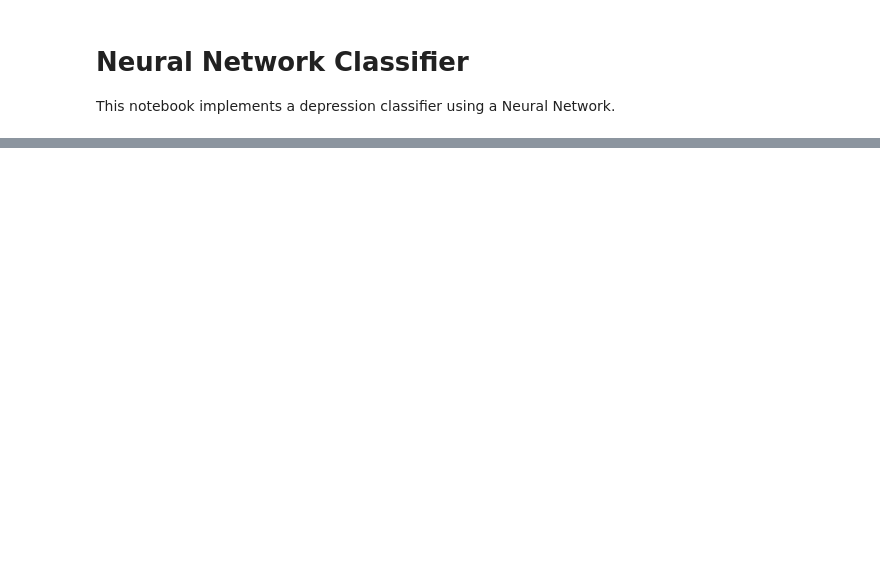
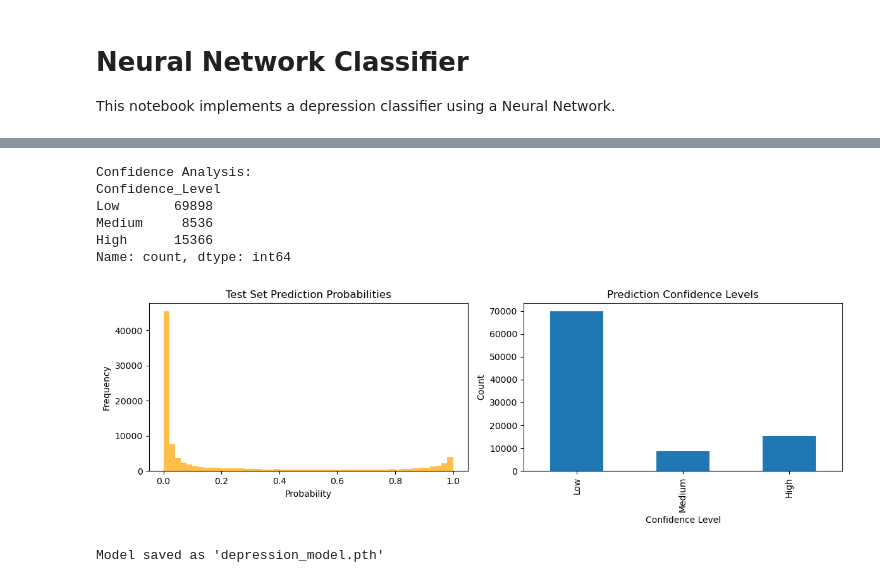
Before and after one commit to sanjana-nalla/COMP_560_Final_Project, a Jupyter notebook: nn.ipynb, the cells around one changed output, grey strips where cells are left out. Saved outputs shown, nothing was run; the diff lists cells and outputs as text; code cells hidden in the pictures; blank space fills up the shorter version.

```diff
--- a/nn.ipynb
+++ b/nn.ipynb
@@ -173,0 +394,56 @@ RuntimeError: all elements of input should be between 0 and 1
+# %%
+# Analyze prediction confidence
+confidence_analysis = pd.DataFrame({
+    'Probability': test_pred_proba,
+    'Prediction': test_pred_binary
+})
+
+# Create confidence bins
+confidence_analysis['Confidence_Level'] = pd.cut(test_pred_proba,
+                                               bins=[0, 0.3, 0.7, 1.0],
+                                               labels=['Low', 'Medium', 'High'])
+
+print("\nConfidence Analysis:")
+print(confidence_analysis['Confidence_Level'].value_counts().sort_index())
+
+# Plot test prediction distribution
+plt.figure(figsize=(12, 4))
+
+plt.subplot(1, 2, 1)
+plt.hist(test_pred_proba, bins=50, alpha=0.7, color='orange')
+plt.title('Test Set Prediction Probabilities')
+plt.xlabel('Probability')
+plt.ylabel('Frequency')
+
+plt.subplot(1, 2, 2)
+confidence_analysis['Confidence_Level'].value_counts().sort_index().plot(kind='bar')
+plt.title('Prediction Confidence Levels')
+plt.xlabel('Confidence Level')
+plt.ylabel('Count')
+
+plt.tight_layout()
+plt.show()
+# %% [output]
+Confidence Analysis:
+Confidence_Level
+Low       69898
+Medium     8536
+High      15366
+Name: count, dtype: int64
+[figure, added]
+# %%
+# Save the trained model
+torch.save({
+    'model_state_dict': model.state_dict(),
+    'optimizer_state_dict': optimizer.state_dict(),
+    'input_size': X.shape[1],
+    'preprocessor_info': {
+        'numerical_columns': numerical_columns,
+        'one_hot_columns': one_hot_columns,
+        'label_columns': label_columns
+    }
+}, 'depression_model.pth')
+
+print("Model saved as 'depression_model.pth'")
+# %% [output]
+Model saved as 'depression_model.pth'
```
Also changed, not shown: parts of 16 cells of this notebook, 3 other files.
